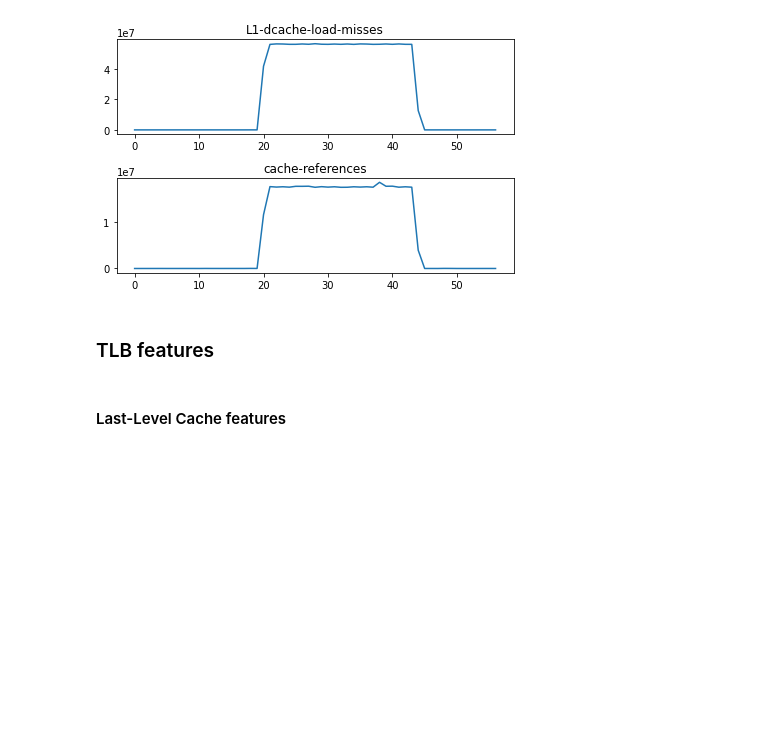
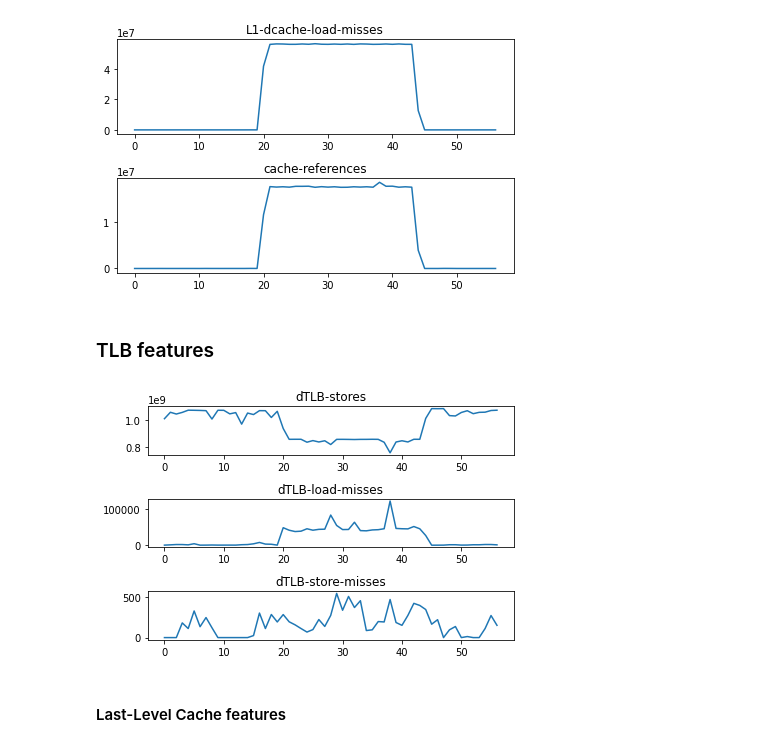
Before and after one commit to theleos88/ml-for-highspeed-networks, a Jupyter notebook: data/analysis/Data-analysis.ipynb, the cells around one changed output. Cells and saved outputs as stored; diff of their text form; code cells hidden in the pictures; blank space fills up the shorter version.

```diff
--- a/data/analysis/Data-analysis.ipynb
+++ b/data/analysis/Data-analysis.ipynb
@@ -6,7 +6,7 @@
 import sys, re
 import matplotlib.pyplot as plt
 # %%
-def get_stat(stat_name, source="fastclick-varied-cbr-rates.csv"):
+def get_stat(stat_name, source="general/fastclick-varied-cbr-rates.csv"):
     stat = []
     with open(source) as file:
         for line in file:
@@ -62,7 +73,9 @@ plot_stats(["L1-dcache-load-misses", "cache-references"], "general/fastclick-on-
 # %% [markdown]
 ### TLB features
 # %%
-plot_stats(["dTLB-stores", "dTLB-load-misses", "dTLB-store-misses"], "fastclick-on-off.csv")
+plot_stats(["dTLB-stores", "dTLB-load-misses", "dTLB-store-misses"], "general/fastclick-on-off.csv")
+# %% [output]
+[figure, added]
 # %% [markdown]
 #### Last-Level Cache features
 # %%
```
Also changed, not shown: parts of 16 cells of this notebook, 5 other files.
